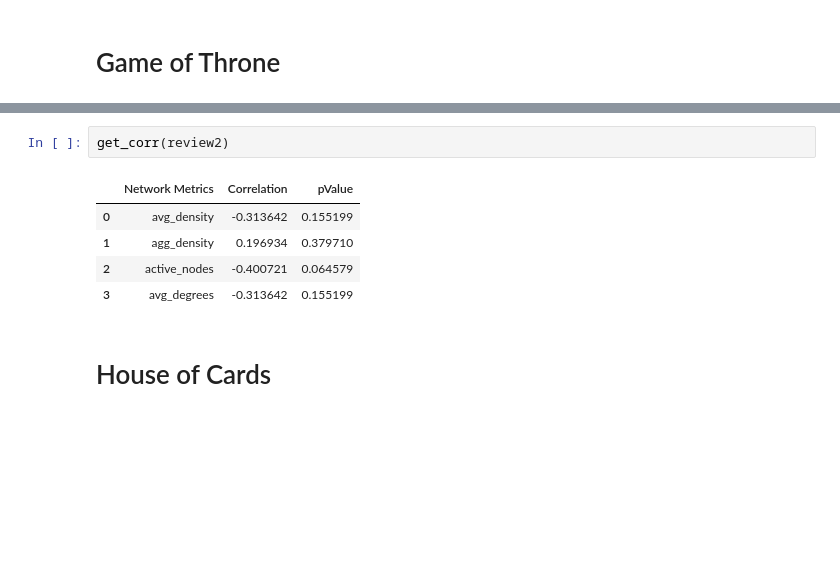
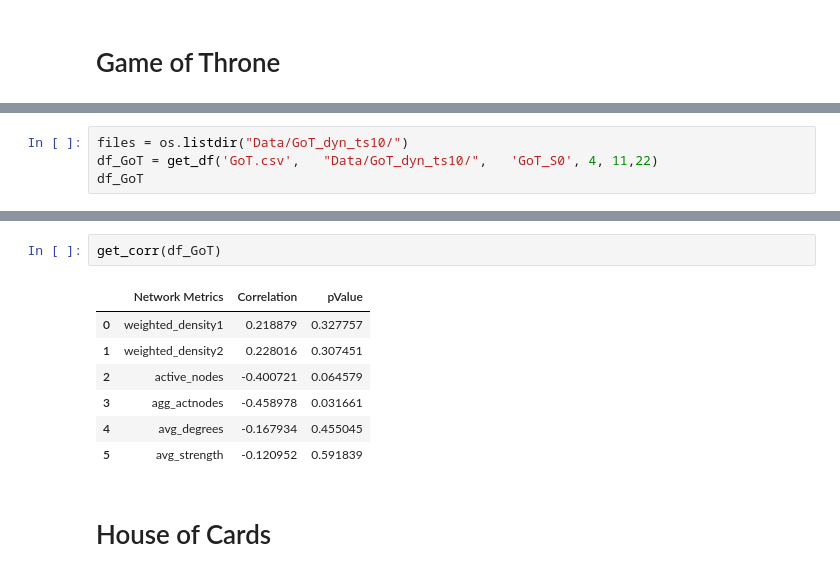
Before and after one commit to cskitty/network, a Jupyter notebook: Correlation.ipynb, the cells around one changed output, grey strips where cells are left out. Cells and saved outputs as stored; diff of their text form; blank space fills up the shorter version.

```diff
--- a/Correlation.ipynb
+++ b/Correlation.ipynb
@@ -195,0 +343,4 @@ review2
+# %%
+files = os.listdir("Data/GoT_dyn_ts10/")
+df_GoT = get_df('GoT.csv',   "Data/GoT_dyn_ts10/",   'GoT_S0', 4, 11,22)
+df_GoT
@@ -196,10 +365,12 @@ review2
 # %%
-get_corr(review2)
+get_corr(df_GoT)
 # %% [output]
 |  | Network Metrics | Correlation | pValue |
-| 0 | avg_density | -0.313642 | 0.155199 |
-| 1 | agg_density | 0.196934 | 0.379710 |
+| 0 | weighted_density1 | 0.218879 | 0.327757 |
+| 1 | weighted_density2 | 0.228016 | 0.307451 |
 | 2 | active_nodes | -0.400721 | 0.064579 |
-| 3 | avg_degrees | -0.313642 | 0.155199 |
+| 3 | agg_actnodes | -0.458978 | 0.031661 |
+| 4 | avg_degrees | -0.167934 | 0.455045 |
+| 5 | avg_strength | -0.120952 | 0.591839 |
 # %% [markdown]
 # House of Cards
```
Also changed, not shown: parts of 13 cells of this notebook.
